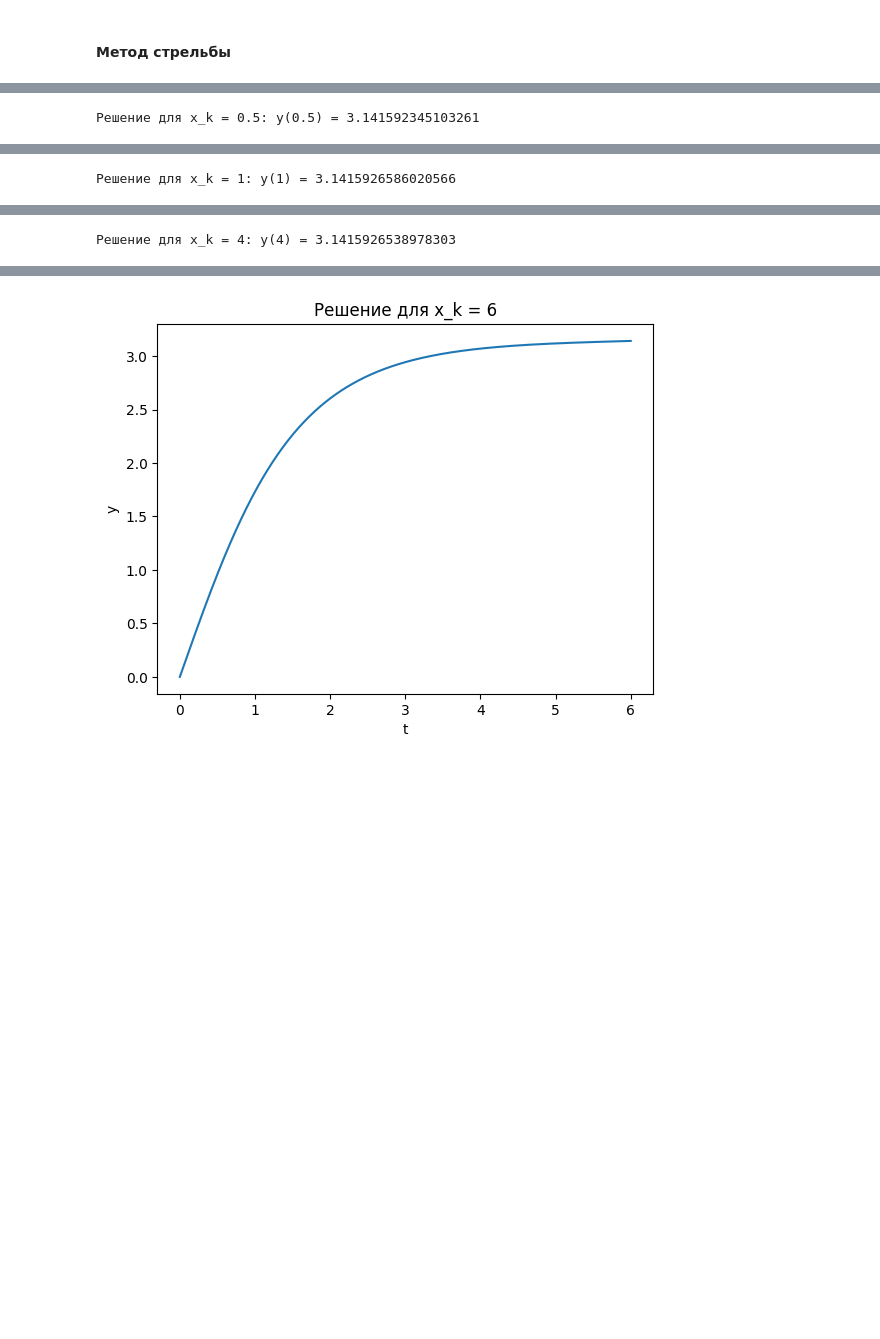
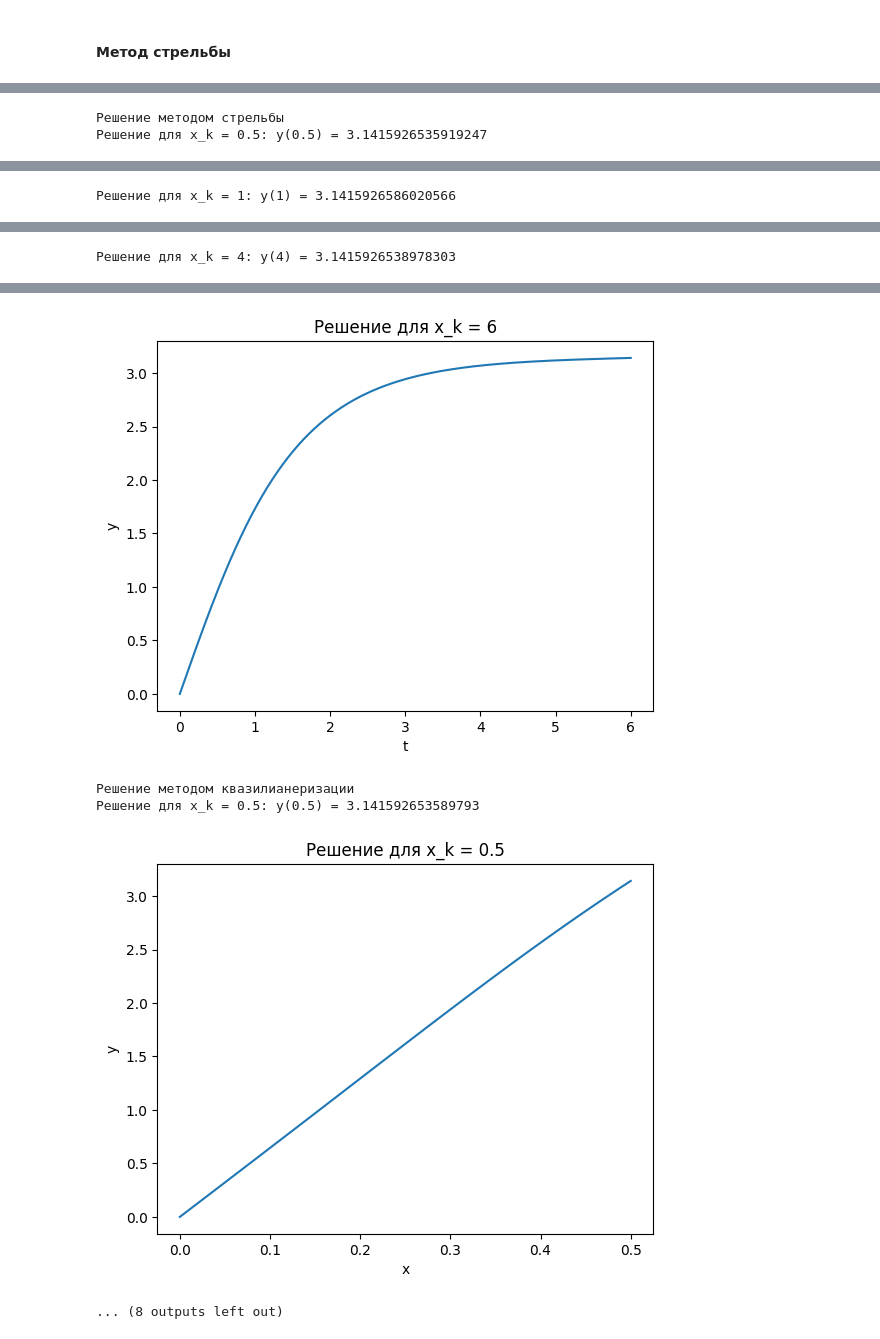
Before and after one commit to nik0zer/computational_math_labs, a Jupyter notebook: laba_2_3.ipynb, the cells around one changed output, grey strips where cells are left out. Drawn from its saved outputs; the diff is of its cells as text; code cells hidden in the pictures; blank space fills up the shorter version.

```diff
--- a/laba_2_3.ipynb
+++ b/laba_2_3.ipynb
@@ -53,8 +51,8 @@ h = 0.01
 # %% [markdown]
 #### Метод стрельбы
 # %%
-def strelba(t0, x_k, y0, s1, s2, y_xk, h):
-    while True:
+def strelba(t0, x_k, y0, s1, s2, y_xk, h, max_iter = 10000):
+    for _ in range(max_iter):
         # Решение задачи Коши для s1
         N = int(x_k / h)
         u1 = RungeKutte(t0, [y0, s1], h, N, lambda t, yz: model(t, yz)[0], lambda t, yz: model(t, yz)[1])
@@ -84,11 +129,12 @@ y_xk = np.pi
 x_k_values = [0.5, 1, 2, 4, 6]
 
 # Точность
-epsilon = 1e-6
+epsilon = 1e-8
 
 # Шаг интегрирования
 h = 0.01
 
+print("Решение методом стрельбы")
 for x_k in x_k_values:
     # Начальные значения
     t0 = 0
@@ -105,14 +151,39 @@ for x_k in x_k_values:
 
     # Вывод результатов
     t_values = [u2[i][0] for i in range(len(u2))]
-    y_values = [u2[i][1][0] for i in range(len(u2))]  # Извлекаем y из [y, z]
+    y_values = [u2[i][1][0] for i in range(len(u2))]
     plt.plot(t_values, y_values)
     plt.xlabel("t")
     plt.ylabel("y")
     plt.title(f"Решение для x_k = {x_k}")
     plt.show()
+
+
+y_xk = np.pi
+
+# Значения x_k
+x_k_values = [0.5, 1, 2, 4, 6]
+
+# Точность
+epsilon = 1e-2
+
+# Шаг интегрирования
+h = 0.01
+
+print("Решение методом квазилианеризации")
+for x_k in x_k_values:
+    x, y = quasilinearization(x_k, y_xk, h, epsilon)
+
+    print(f"Решение для x_k = {x_k}: y({x_k}) = {y[-1]}")
+
+    plt.plot(x, y)
+    plt.xlabel("x")
+    plt.ylabel("y")
+    plt.title(f"Решение для x_k = {x_k}")
+    plt.show()
 # %% [output]
-Решение для x_k = 0.5: y(0.5) = 3.141592345103261
+Решение методом стрельбы
+Решение для x_k = 0.5: y(0.5) = 3.1415926535919247
 [figure]
 Решение для x_k = 1: y(1) = 3.1415926586020566
 [figure]
@@ -124 +195,5 @@ for x_k in x_k_values:
 [figure]
+Решение методом квазилианеризации
+Решение для x_k = 0.5: y(0.5) = 3.141592653589793
+[figure, added]
+... (8 outputs left out)
```
Also changed, not shown: parts of 4 cells of this notebook.
